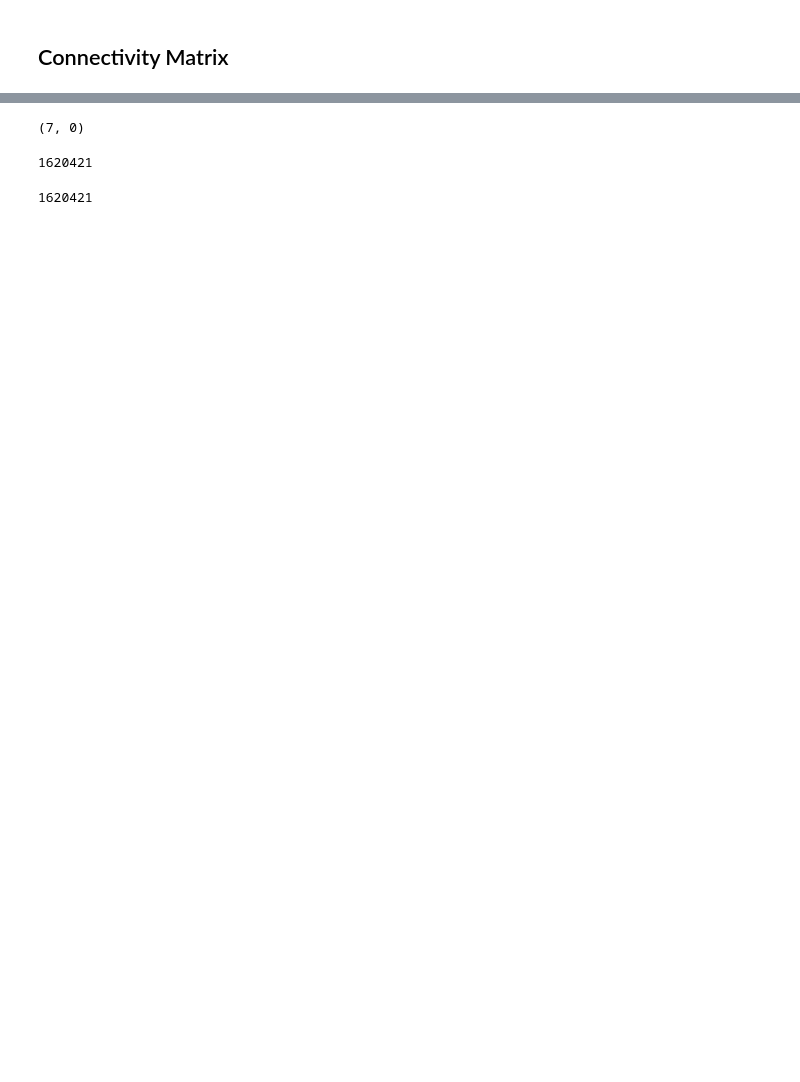
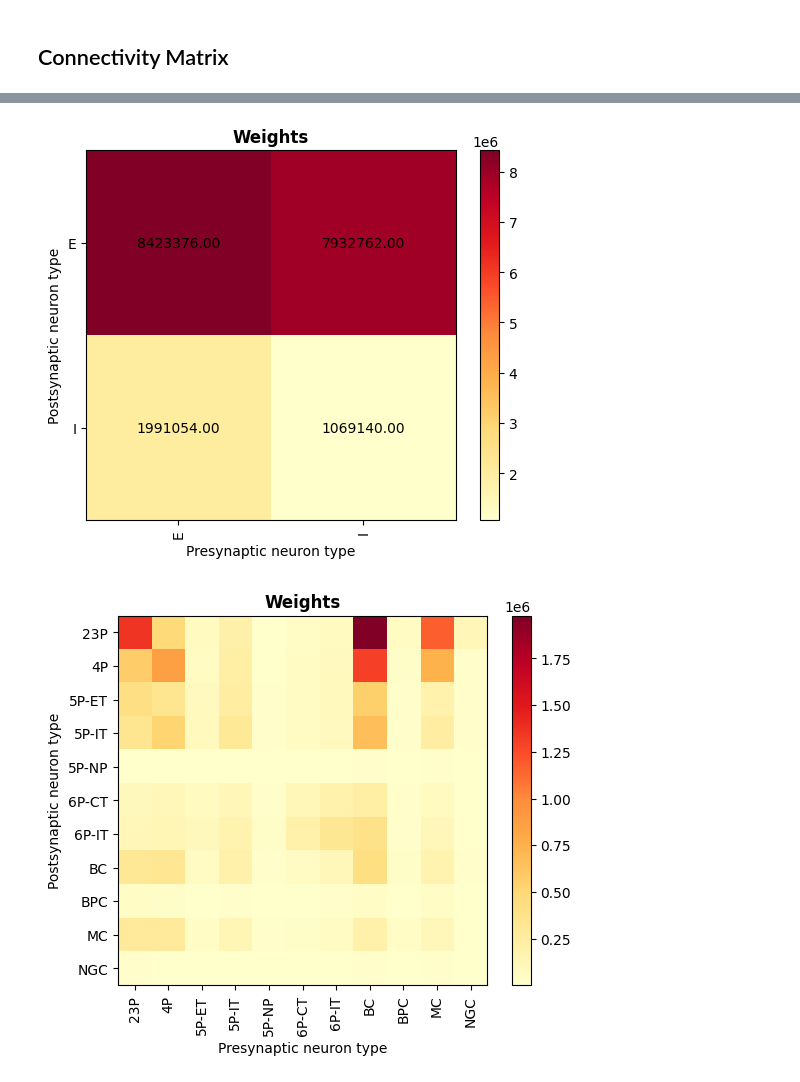
Before and after one commit to deangeckt/Dendro-Synaptome, a Jupyter notebook: analysis/connectome_connectivity_matrix.ipynb, the cells around one changed output, grey strips where cells are left out. Saved outputs shown, nothing was run; the diff lists cells and outputs as text; code cells hidden in the pictures; blank space fills up the shorter version.

```diff
--- a/analysis/connectome_connectivity_matrix.ipynb
+++ b/analysis/connectome_connectivity_matrix.ipynb
@@ -67,2 +60,5 @@ mtype_mat = Conn.get_cell_type_conn_matrix('mtype', m_types)
 celltype_mat = Conn.get_cell_type_conn_matrix('cell_type', cell_types)
 clftype_mat = Conn.get_cell_type_conn_matrix('clf_type', clf_type_space)
+# %%
+clftype_mat_size = Conn.get_cell_type_conn_matrix_of_syn_attr('clf_type', clf_type_space, 'size')
+celltype_mat_size = Conn.get_cell_type_conn_matrix_of_syn_attr('cell_type', cell_types, 'size')
@@ -112,12 +111,7 @@ plot_cell_type_conn_matrix(celltype_mat, cell_types, 'Total number of connection
-# %%
-np.unravel_index(celltype_mat.argmax(), celltype_mat.shape)
-# %% [output]
-(7, 0)
-# %%
-celltype_mat[7,0]
-# %% [output]
-1620421
-# %%
-np.max(celltype_mat)
-# %% [output]
-1620421
+# %%
+plot_cell_type_conn_matrix(clftype_mat_size, clf_type_space, 'Weights', log_scale=False, text_inside=True)
+plot_cell_type_conn_matrix(celltype_mat_size, cell_types, 'Weights', log_scale=False)
+plot_cell_type_conn_matrix(celltype_mat_size, cell_types, 'Weights', log_scale=True)
+# %% [output]
+[figure, added]
+[figure, added]
```
Also changed, not shown: parts of 12 cells of this notebook, 8 other files.
